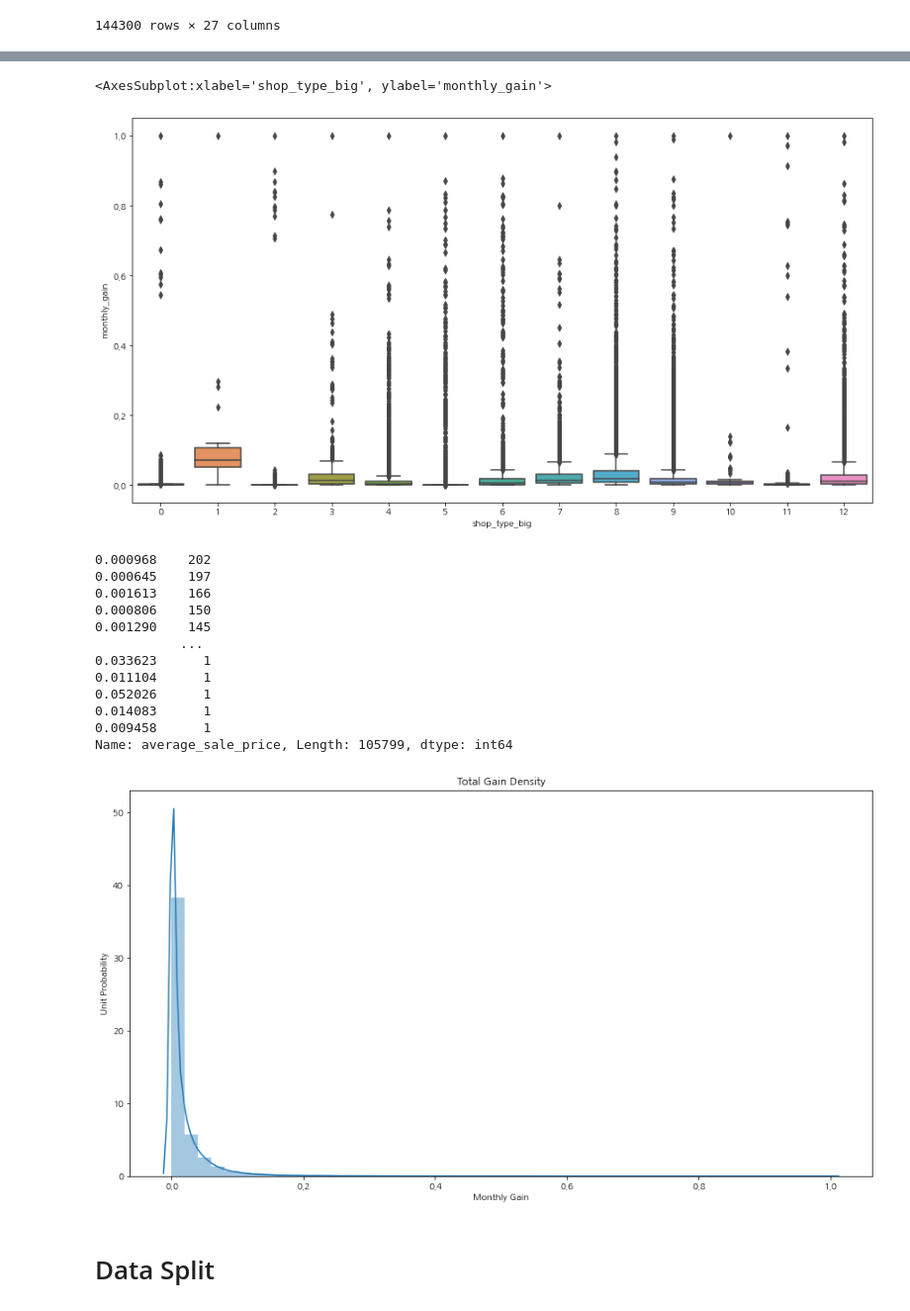
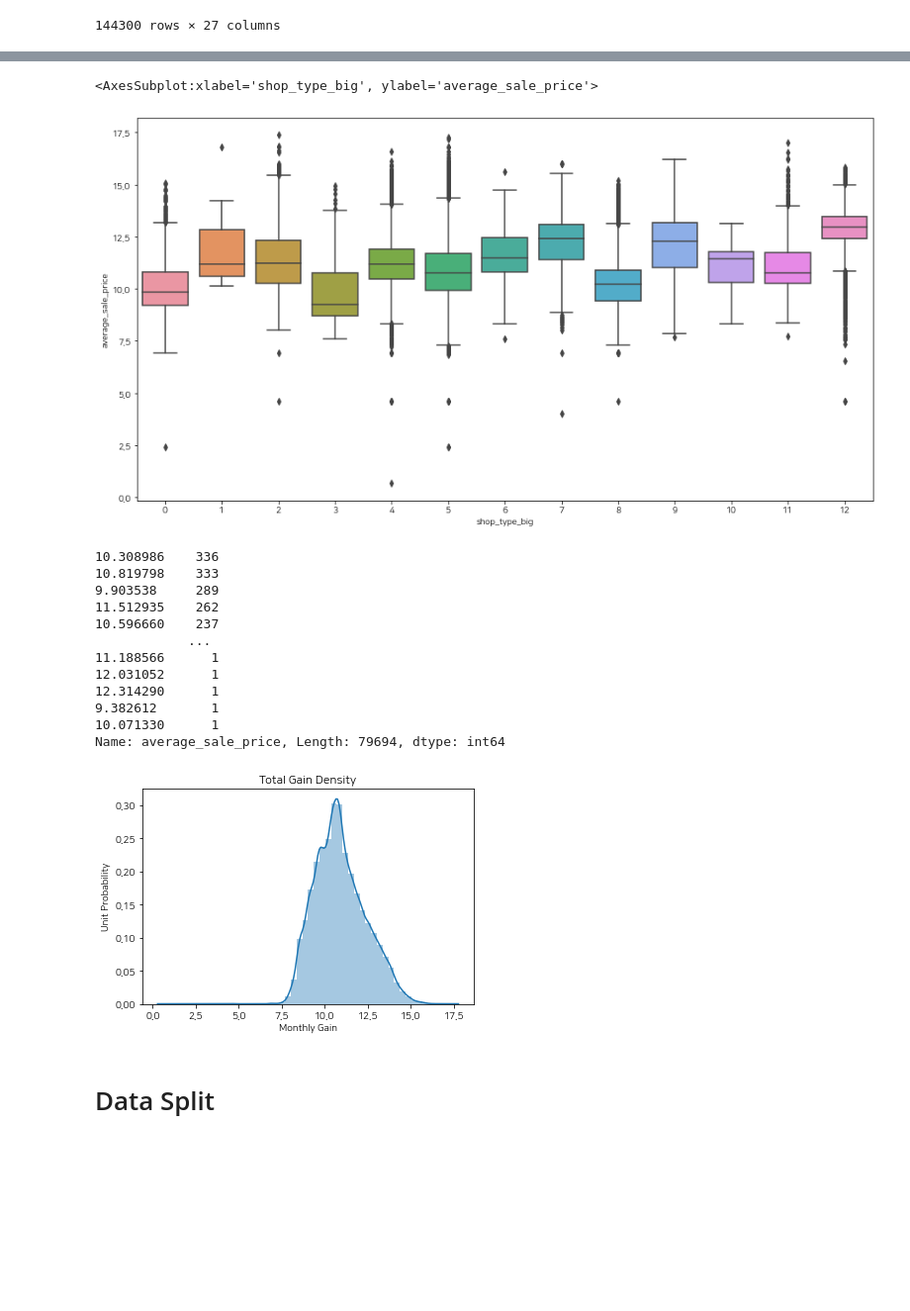
Before and after one commit to iDolphin99/Commerical_data_analysis, a Jupyter notebook: dolphin/baseline.ipynb, the cells around one changed output, grey strips where cells are left out. Shown at 99% size. Cells and saved outputs as stored; diff of their text form; code cells hidden in the pictures; blank space fills up the shorter version.

```diff
--- a/dolphin/baseline.ipynb
+++ b/dolphin/baseline.ipynb
@@ -248,13 +248,9 @@ from sklearn.preprocessing import MinMaxScaler, RobustScaler, StandardScaler, No
 
 scale_range = input_data['shop_type_big'].nunique()
 for s in range(0, scale_range) :
-    scaler = MinMaxScaler()
     scale_data = pd.DataFrame(input_data[input_data['shop_type_big'] == s]['average_sale_price'])
-    scaled_data = scaler.fit_transform(scale_data)
+    scaled_data = pd.DataFrame(np.log1p(scale_data))
     input_data.loc[scale_data.index, 'average_sale_price'] = scaled_data
-    scale_data = pd.DataFrame(input_data[input_data['shop_type_big'] == s]['monthly_gain'])
-    scaled_data = scaler.fit_transform(scale_data)
-    input_data.loc[scale_data.index, 'monthly_gain'] = scaled_data
 
 input_data
 # %% [output]
@@ -293,0 +270,6 @@ input_data
+# %%
+scale_data = pd.DataFrame(input_data['average_sale_price'])
+scaled_data = pd.DataFrame(np.log1p(scale_data))
+input_data['average_sale_price'] = scaled_data
+
+input_data
@@ -294,30 +290,30 @@ input_data
 # %%
 rcParams['figure.figsize'] = 15,8
-sns.boxplot(x='shop_type_big', y='monthly_gain', data=input_data)
+sns.boxplot(x='shop_type_big', y='average_sale_price', data=input_data)
 # %% [output]
-<AxesSubplot:xlabel='shop_type_big', ylabel='monthly_gain'>
+<AxesSubplot:xlabel='shop_type_big', ylabel='average_sale_price'>
-[figure, old version]
+[figure, new version]
 # %%
 ax = plt.subplots()
-ax = sns.distplot(input_data['monthly_gain'], hist=True)
+ax = sns.distplot(input_data['average_sale_price'], hist=True)
 ax.set_title('Total Gain Density')
 ax.set_xlabel('Monthly Gain')
 ax.set_ylabel('Unit Probability')
 print(input_data['average_sale_price'].value_counts())
 # %% [output]
-0.000968    202
-0.000645    197
-0.001613    166
-0.000806    150
-0.001290    145
-           ...
-0.033623      1
-0.011104      1
-0.052026      1
-0.014083      1
-0.009458      1
-Name: average_sale_price, Length: 105799, dtype: int64
+10.308986    336
+10.819798    333
+9.903538     289
+11.512935    262
+10.596660    237
+            ...
+11.188566      1
+12.031052      1
+12.314290      1
+9.382612       1
+10.071330      1
+Name: average_sale_price, Length: 79694, dtype: int64
-[figure, old version]
+[figure, new version]
 # %% [markdown]
 # Data Split
 # %%
```
Also changed, not shown: parts of 19 cells of this notebook, 1 other file.
